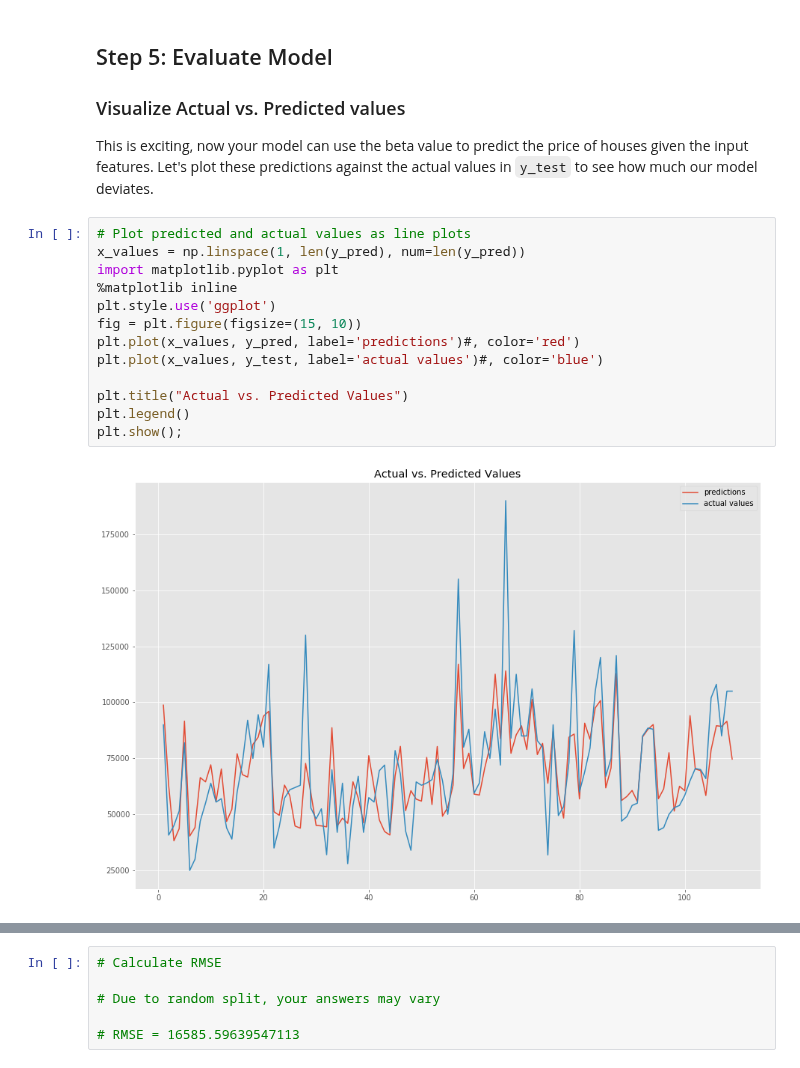
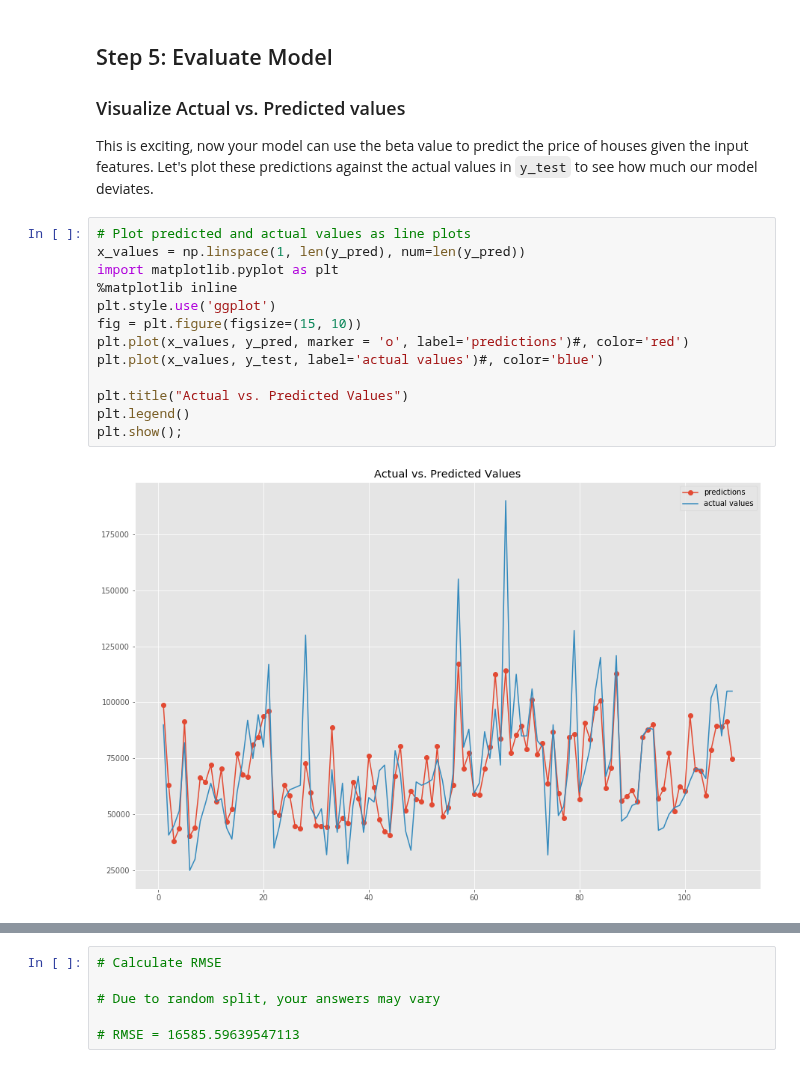
Before and after one commit to kathrinv/dsc-linalg-regression-lab-nyc-ds-082619, a Jupyter notebook: index.ipynb, the cells around one changed output, grey strips where cells are left out. Cells and saved outputs as stored; diff of their text form.

```diff
--- a/index.ipynb
+++ b/index.ipynb
@@ -210,18 +210,18 @@ This is exciting, now your model can use the beta value to predict the price of
 # %%
 # Plot predicted and actual values as line plots
 x_values = np.linspace(1, len(y_pred), num=len(y_pred))
 import matplotlib.pyplot as plt
 %matplotlib inline
 plt.style.use('ggplot')
 fig = plt.figure(figsize=(15, 10))
-plt.plot(x_values, y_pred, label='predictions')#, color='red')
+plt.plot(x_values, y_pred, marker = 'o', label='predictions')#, color='red')
 plt.plot(x_values, y_test, label='actual values')#, color='blue')
 
 plt.title("Actual vs. Predicted Values")
 plt.legend()
 plt.show();
 # %% [output]
-[figure, old version]
+[figure, new version]
 # %% [markdown]
 <img src ="images/diff.png" width="750">
 
```
